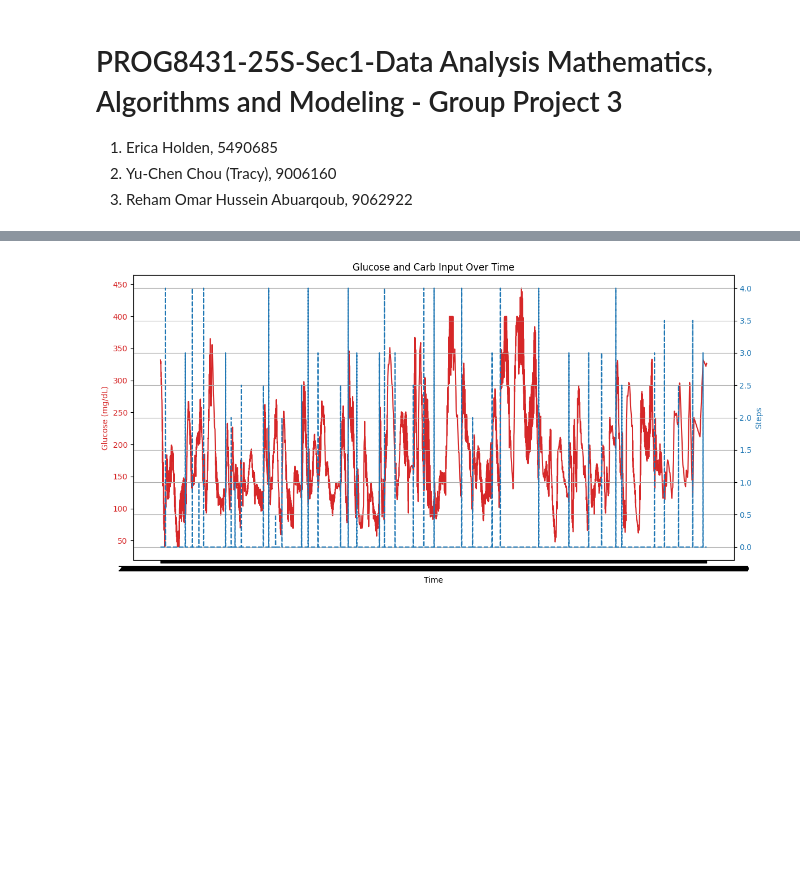
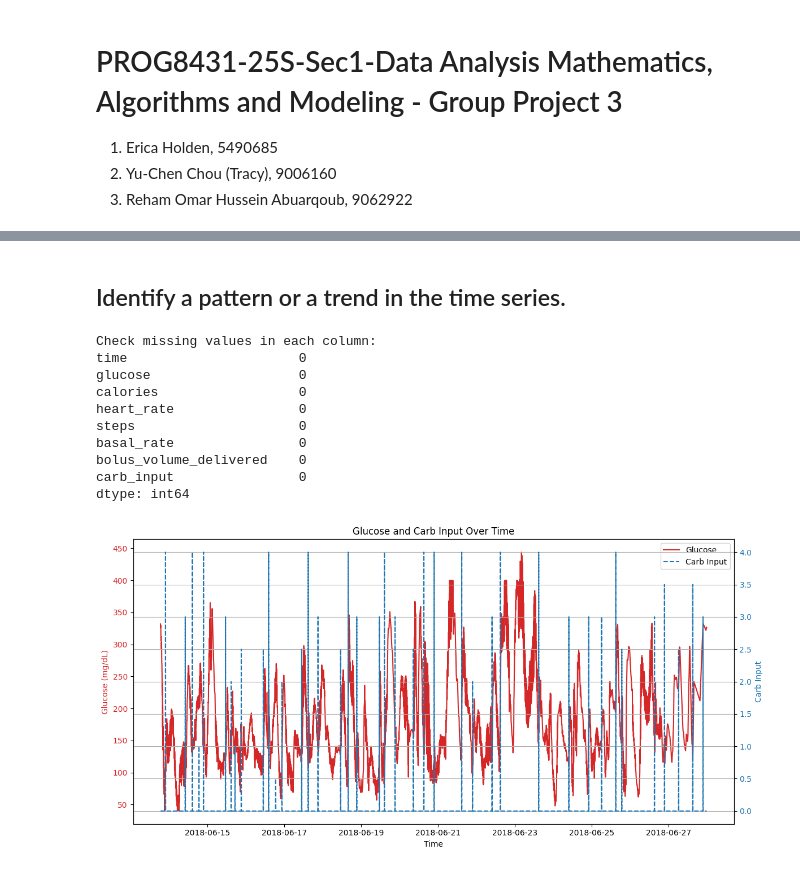
Before and after one commit to ericadev/PROG8431_GP3, a Jupyter notebook: GP3.ipynb, the cells around one changed output, grey strips where cells are left out. Saved outputs shown, nothing was run; the diff lists cells and outputs as text; code cells hidden in the pictures; blank space fills up the shorter version.

```diff
--- a/GP3.ipynb
+++ b/GP3.ipynb
@@ -41,6 +130,30 @@ class DiabetesAnalyzer:
+# %% [markdown]
+## Identify a pattern or a trend in the time series.
 # %%
+# Load the dataset
 df = pd.read_csv('./data/HUPA0001P.csv', sep=';')
+
+# Check for massing values
+print("Check missing values in each column:")
+print(df.isnull().sum())
+
+# Force conversion of time column to datetime
+df['time'] = pd.to_datetime(df['time'], errors='coerce')
+
+# Diabetes Analyzer
 analyzer = DiabetesAnalyzer(df)
+
+# Plot Line chart of glucose and carb input
 analyzer.plot_glucose_by_carb_input()
 # %% [output]
+Check missing values in each column:
+time                      0
+glucose                   0
+calories                  0
+heart_rate                0
+steps                     0
+basal_rate                0
+bolus_volume_delivered    0
+carb_input                0
+dtype: int64
-[figure, old version]
+[figure, new version]
```
Also changed, not shown: parts of 11 cells of this notebook.
